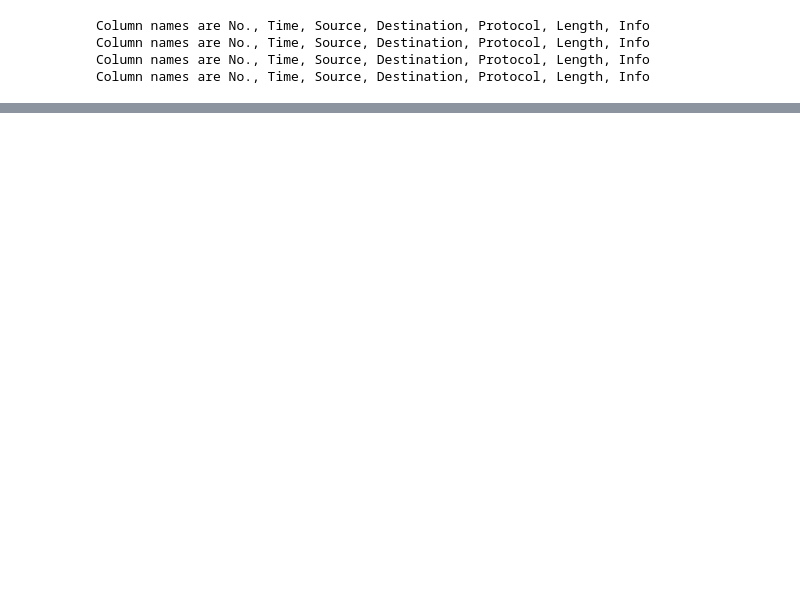
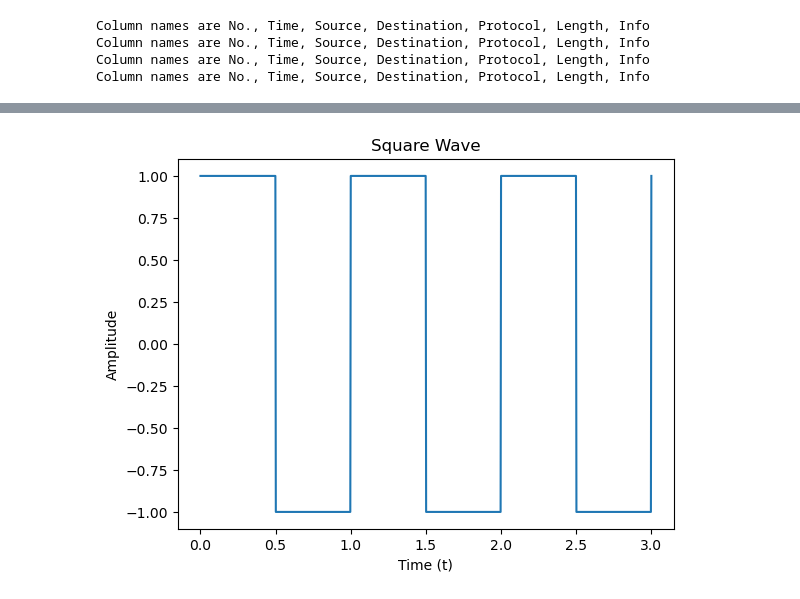
Before and after one commit to SDNPredict/traffic_prediction, a Jupyter notebook: Pcap_manipulation_into_csv.ipynb, the cells around one changed output, grey strips where cells are left out. Saved outputs shown, nothing was run; the diff lists cells and outputs as text; code cells hidden in the pictures; blank space fills up the shorter version.

```diff
--- a/Pcap_manipulation_into_csv.ipynb
+++ b/Pcap_manipulation_into_csv.ipynb
@@ -116,0 +89,30 @@ Column names are No., Time, Source, Destination, Protocol, Length, Info
+# %%
+def square_wave(t, period):
+    """
+    This function generates a sawtooth wave with the given time (t), period, and amplitude.
+    """
+    amplitude = 1
+    if t < 0:
+        raise ValueError("Time (t) must be positive")
+
+    square_value = 4*math.floor(t)-2*math.floor(2*t)+1
+
+
+    return square_value
+
+period = 1  # seconds
+amplitude = 0.5
+time_points = np.linspace(0, 3, 1000)  # 1000 points within the period
+
+wave_values = [square_wave(t, period) for t in time_points]
+
+# Plot the wave (using matplotlib)
+import matplotlib.pyplot as plt
+
+plt.plot(time_points, wave_values)
+plt.xlabel("Time (t)")
+plt.ylabel("Amplitude")
+plt.title("Square Wave")
+plt.show()
+# %% [output]
+[figure, added]
```
Also changed, not shown: parts of 4 cells of this notebook, 6 other files.
